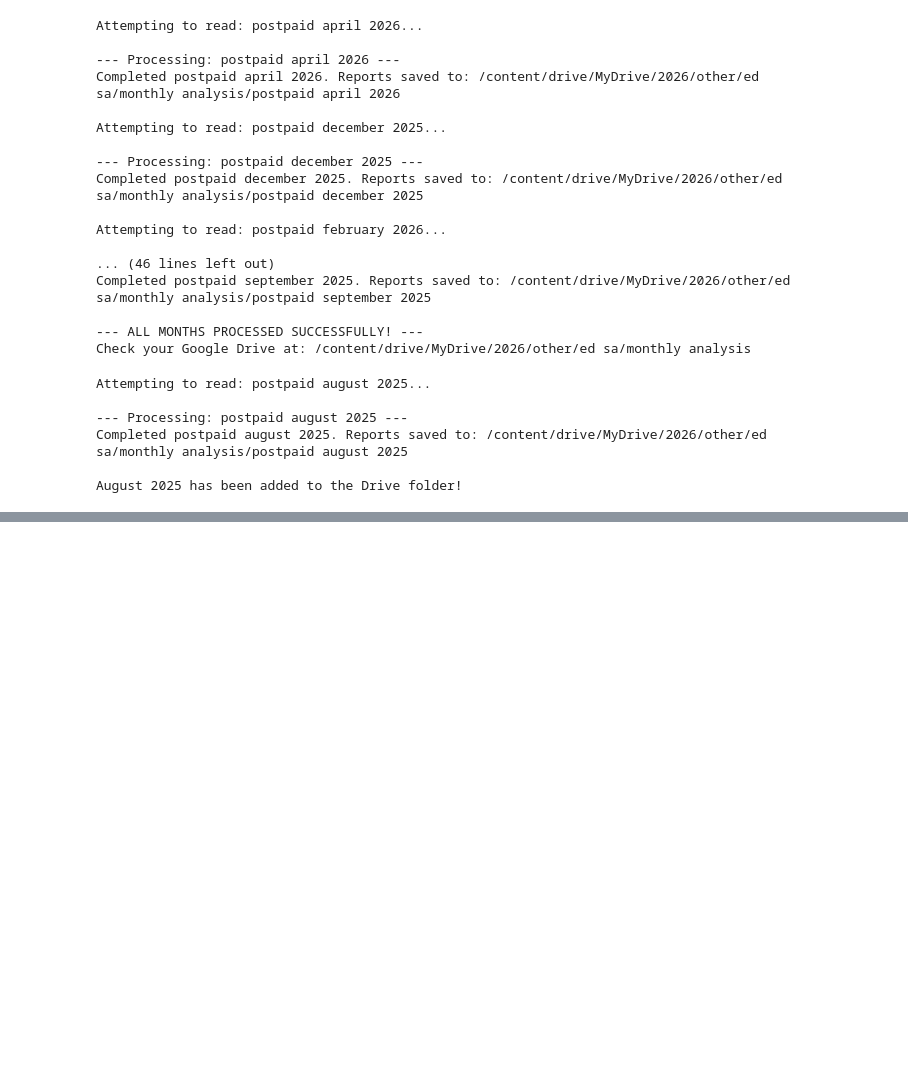
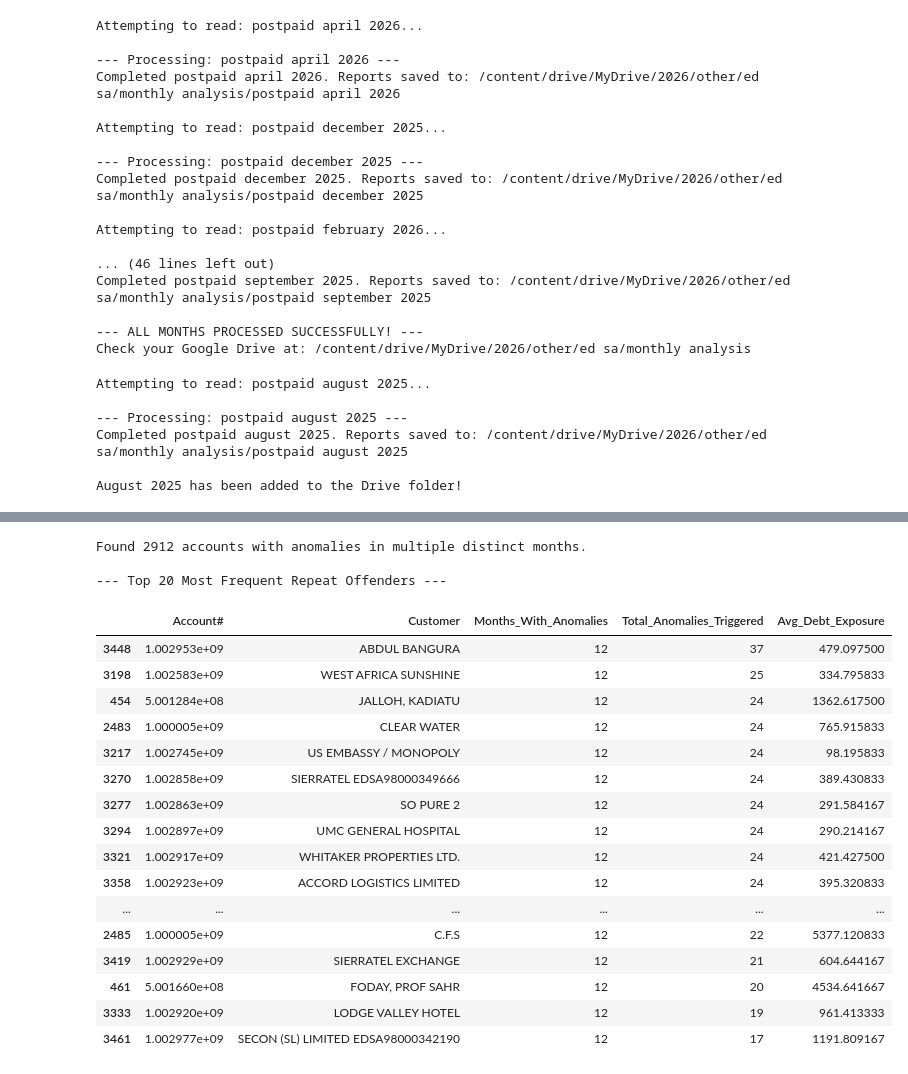
Before and after one commit to hmnaz213/native, a Jupyter notebook: saed_postpaid_data_analysis.ipynb, the cells around one changed output, grey strips where cells are left out. Cells and saved outputs as stored; diff of their text form; code cells hidden in the pictures; blank space fills up the shorter version.

```diff
--- a/saed_postpaid_data_analysis.ipynb
+++ b/saed_postpaid_data_analysis.ipynb
@@ -2055,0 +2238,46 @@ August 2025 has been added to the Drive folder!
+# %%
+# 6. Identify Repeat Offenders (Accounts with anomalies in multiple months)
+
+# Filter for rows where at least one anomaly was triggered
+df_anomalies_only = df_trend[df_trend['Total_Anomaly_Score'] > 0]
+
+# Group by Account# and Customer
+repeat_offenders = df_anomalies_only.groupby(['Account#', 'Customer']).agg(
+    Months_With_Anomalies=('Timeline_Date', 'nunique'),
+    Total_Anomalies_Triggered=('Total_Anomaly_Score', 'sum'),
+    Avg_Debt_Exposure=('Pending Amount (Debt)', 'mean')
+).reset_index()
+
+# Sort by accounts that have anomalies in the most months, then by the most total anomalies
+repeat_offenders = repeat_offenders.sort_values(
+    by=['Months_With_Anomalies', 'Total_Anomalies_Triggered'],
+    ascending=[False, False]
+)
+
+# Filter to only show accounts that have an anomaly in more than 1 month
+multi_month_offenders = repeat_offenders[repeat_offenders['Months_With_Anomalies'] > 1]
+
+print(f"Found {len(multi_month_offenders)} accounts with anomalies in multiple distinct months.\n")
+print("--- Top 20 Most Frequent Repeat Offenders ---")
+display(multi_month_offenders.head(20))
+# %% [output]
+Found 2912 accounts with anomalies in multiple distinct months.
+
+--- Top 20 Most Frequent Repeat Offenders ---
+|  | Account# | Customer | Months_With_Anomalies | Total_Anomalies_Triggered | Avg_Debt_Exposure |
+| 3448 | 1.002953e+09 | ABDUL BANGURA | 12 | 37 | 479.097500 |
+| 3198 | 1.002583e+09 | WEST AFRICA SUNSHINE | 12 | 25 | 334.795833 |
+| 454 | 5.001284e+08 | JALLOH, KADIATU | 12 | 24 | 1362.617500 |
+| 2483 | 1.000005e+09 | CLEAR WATER | 12 | 24 | 765.915833 |
+| 3217 | 1.002745e+09 | US EMBASSY / MONOPOLY | 12 | 24 | 98.195833 |
+| 3270 | 1.002858e+09 | SIERRATEL EDSA98000349666 | 12 | 24 | 389.430833 |
+| 3277 | 1.002863e+09 | SO PURE 2 | 12 | 24 | 291.584167 |
+| 3294 | 1.002897e+09 | UMC GENERAL HOSPITAL | 12 | 24 | 290.214167 |
+| 3321 | 1.002917e+09 | WHITAKER PROPERTIES LTD. | 12 | 24 | 421.427500 |
+| 3358 | 1.002923e+09 | ACCORD LOGISTICS LIMITED | 12 | 24 | 395.320833 |
+| ... | ... | ... | ... | ... | ... |
+| 2485 | 1.000005e+09 | C.F.S | 12 | 22 | 5377.120833 |
+| 3419 | 1.002929e+09 | SIERRATEL EXCHANGE | 12 | 21 | 604.644167 |
+| 461 | 5.001660e+08 | FODAY, PROF SAHR | 12 | 20 | 4534.641667 |
+| 3333 | 1.002920e+09 | LODGE VALLEY HOTEL | 12 | 19 | 961.413333 |
+| 3461 | 1.002977e+09 | SECON (SL) LIMITED EDSA98000342190 | 12 | 17 | 1191.809167 |
```
Also changed, not shown: parts of 76 cells of this notebook.
